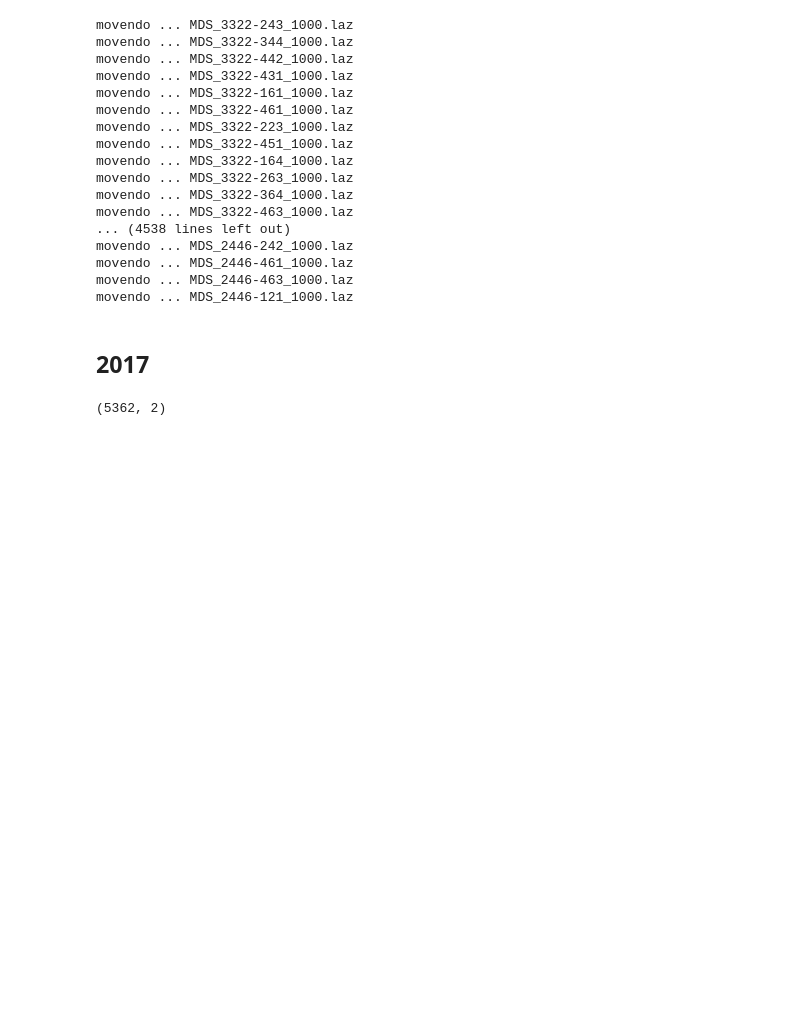
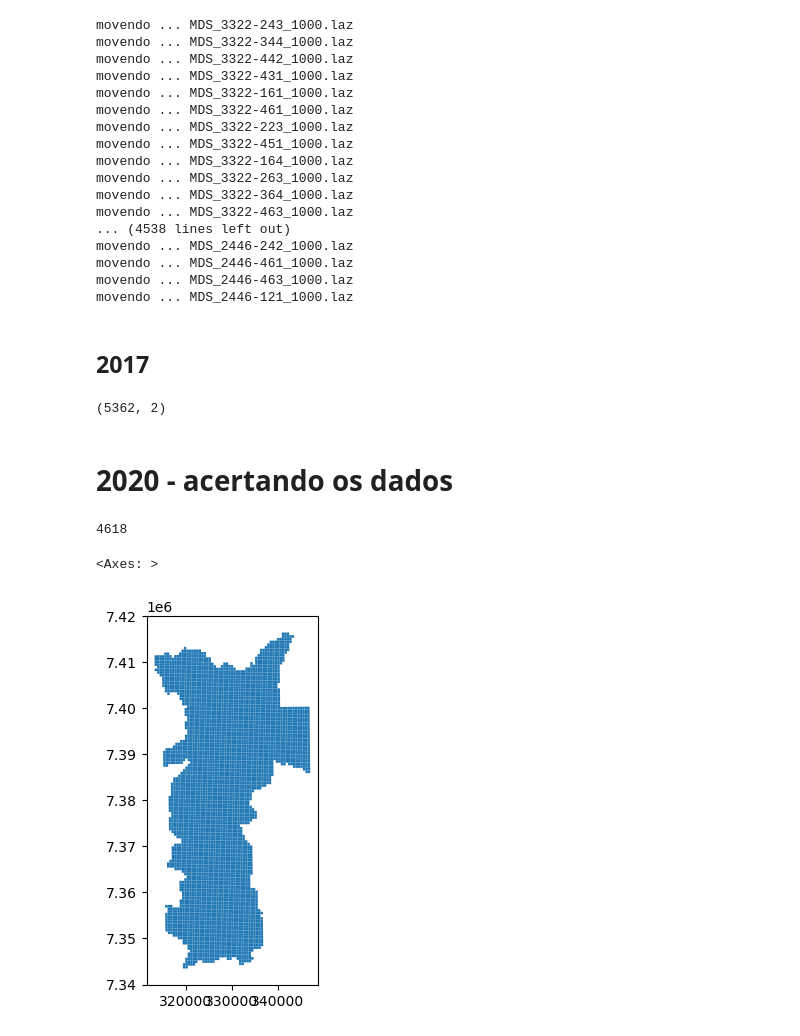
Before and after one commit to cem-usp/sampa-lidar, a Jupyter notebook: 00-download-dos-dados.ipynb, the cells around one changed output. Cells and saved outputs as stored; diff of their text form; code cells hidden in the pictures; blank space fills up the shorter version.

Commit message:
Processando os arquivos LAZ

```diff
--- a/00-download-dos-dados.ipynb
+++ b/00-download-dos-dados.ipynb
@@ -126,11 +192,33 @@ movendo ... MDS_2446-121_1000.laz
 # %%
-for i, quadricula in gdf_articulacao.iterrows():
-    q = quadricula.qmdt_cod
-    d = f"https://laz-m3dc-pmsp.s3-sa-east-1.amazonaws.com/MDS_color_{q}.laz"
-    if len(glob.glob(f'{DATA_2017}/MDS_color_{q}.laz')) < 1:
-        print(f'baixando {q}')
-        urllib.request.urlretrieve(d, f'{DATA_2017}/MDS_color_{q}.laz')
+# for i, quadricula in gdf_articulacao.iterrows():
+#     q = quadricula.qmdt_cod
+#     d = f"https://laz-m3dc-pmsp.s3-sa-east-1.amazonaws.com/MDS_color_{q}.laz"
+#     if len(glob.glob(f'{DATA_2017}/MDS_color_{q}.laz')) < 1:
+#         print(f'baixando {q}')
+#         urllib.request.urlretrieve(d, f'{DATA_2017}/MDS_color_{q}.laz')
 # %%
 gdf_articulacao.shape
 # %% [output]
 (5362, 2)
+# %% [markdown]
+# 2020 - acertando os dados
+# %%
+arquivos_laz = glob.glob('../Voo_LiDAR_2020/**/**/**')
+destino = '../LiDAR-Sampa-2020/'
+# %%
+len(arquivos_laz)
+# %% [output]
+4618
+# %%
+for i in arquivos_laz:
+    print(os.path.basename(i))
+    shutil.copy(i, os.path.join(destino, os.path.basename(i)))
+    # break
+# %%
+scms = [i[24:-9] for i in glob.glob(f'{destino}/*.laz')]
+# %%
+# Conferir a presença dos arquivos de 2020
+gdf_articulacao[gdf_articulacao.qmdt_cod.isin(scms)].plot()
+# %% [output]
+<Axes: >
+[figure, added]
```
Also changed, not shown: parts of 15 cells of this notebook, 9 other files.
